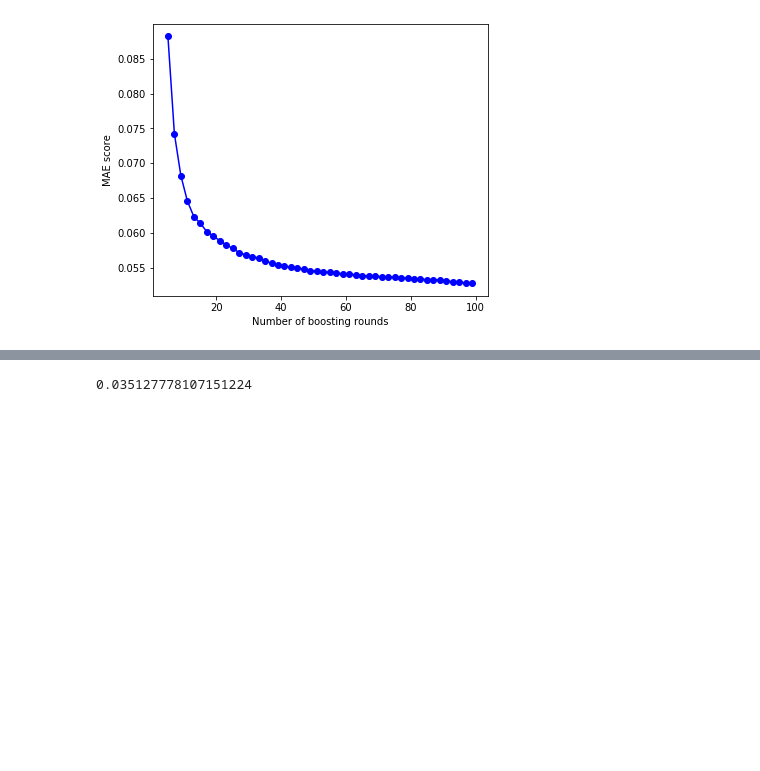
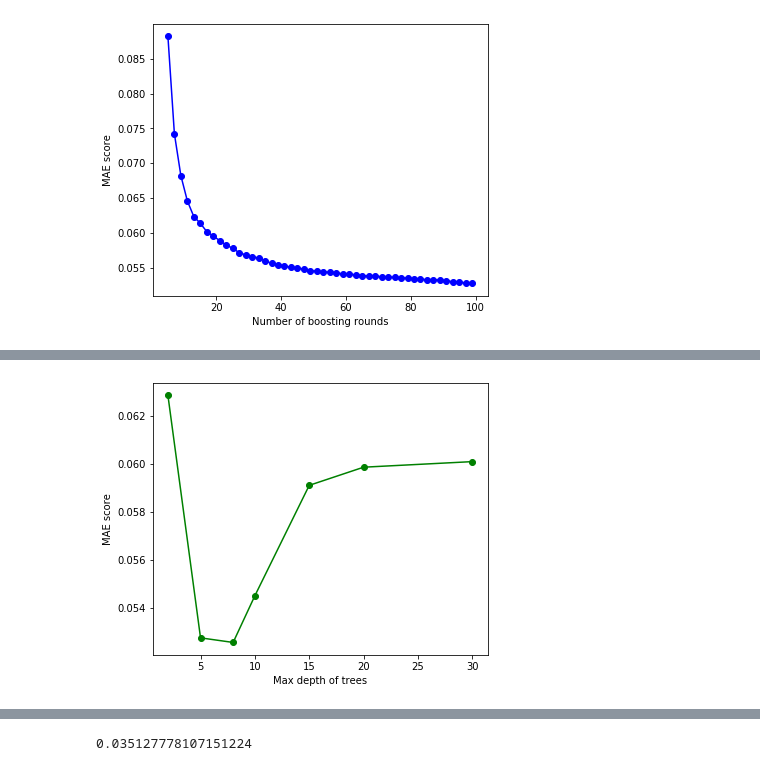
Before and after one commit to makkimaki/GCIwinter2019_assignments, a Jupyter notebook: competition3/Kernel_xgbRegressor.ipynb, the cells around one changed output, grey strips where cells are left out. Drawn from its saved outputs; the diff is of its cells as text; code cells hidden in the pictures; blank space fills up the shorter version.

```diff
--- a/competition3/Kernel_xgbRegressor.ipynb
+++ b/competition3/Kernel_xgbRegressor.ipynb
@@ -126,0 +226,8 @@ df_test.head()
+# %%
+plt.figure(figsize=(6,5))
+plt.plot(max_depths, best_mae, "o-", color="green")
+plt.xlabel("Max depth of trees")
+plt.ylabel("MAE score")
+plt.show()
+# %% [output]
+[figure, added]
```
Also changed, not shown: parts of 13 cells of this notebook.
